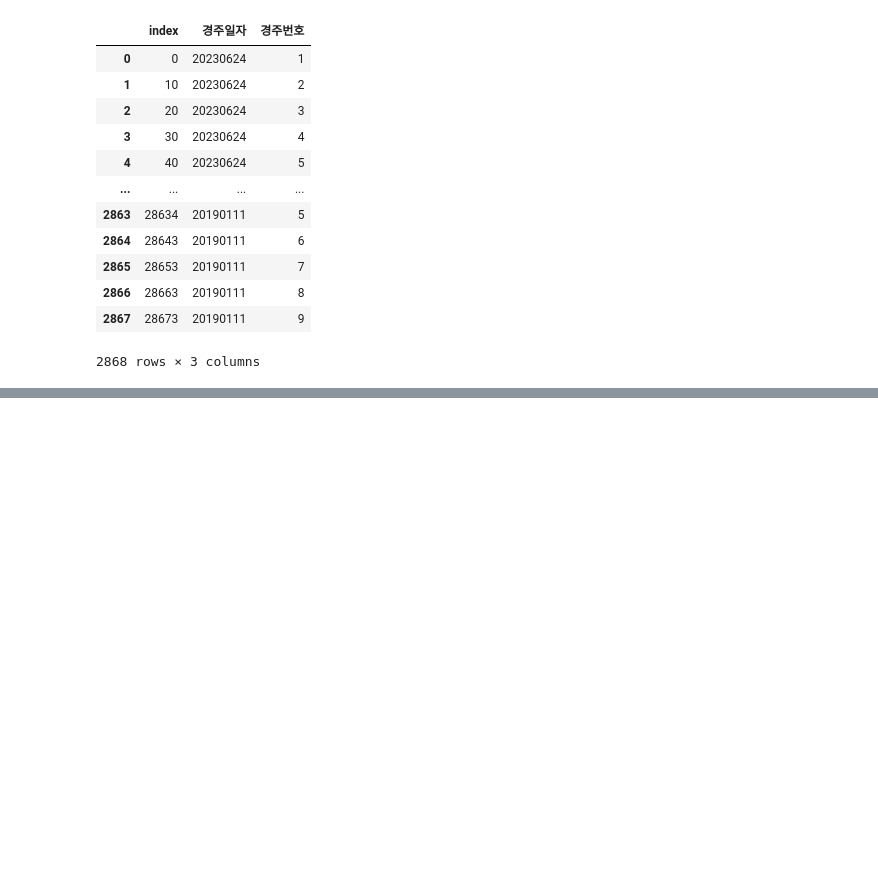
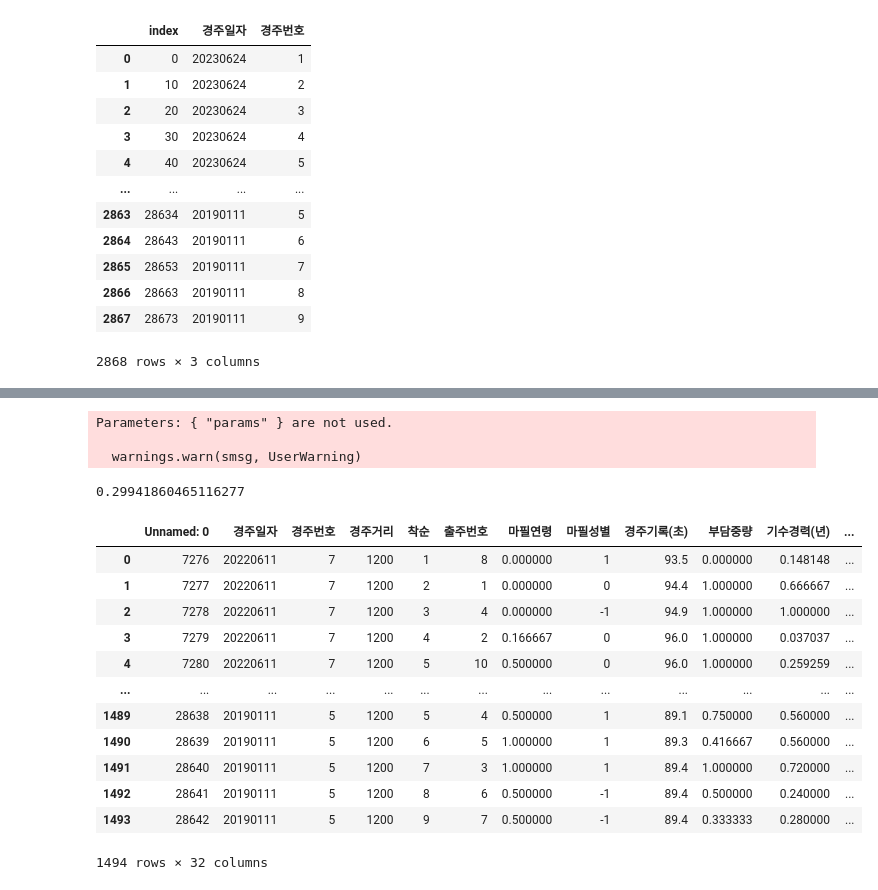
Before and after one commit to chomgid/HorceRacingPrediction2023, a Jupyter notebook: Changwook/Modeling.ipynb, the cells around one changed output, grey strips where cells are left out. Cells and saved outputs as stored; diff of their text form; code cells hidden in the pictures; blank space fills up the shorter version.

```diff
--- a/Changwook/Modeling.ipynb
+++ b/Changwook/Modeling.ipynb
@@ -121,6 +145,74 @@ drop_data=data
 # drop_data["5등이내"] = drop_data["착순"]
 # drop_data.loc[drop_data["착순"]>3,"3등이내"]=0
 # drop_data.loc[drop_data["착순"]>5,"5등이내"]=0
+# %%
+from xgboost import XGBClassifier
+from sklearn.metrics import accuracy_score
+X_train = drop_data[data["경주일자"]<20220701].drop(["경주기록(초)","착순", "key"], axis=1)
+X_test = drop_data[data["경주일자"]>=20220701].drop(["경주기록(초)", "착순","key"], axis=1)
+y_train = drop_data[data["경주일자"]<20220701]["착순"]
+y_test = drop_data[data["경주일자"]>=20220701]["착순"]
+
+params = {
+    'objective':"multi:softmax",
+    'num_class':drop_data["착순"].nunique(),
+    'max_depth':5,
+    'learning_rate': 0.1,
+    'n_estimators': 100
+}
+xgb_reg = XGBClassifier(params = params)
+xgb_reg.fit(X_train, y_train)
+
+# Make predictions on the test set
+y_pred = xgb_reg.predict_proba(X_test)@np.array((1,2,3,4,5,6,7,8,9,10,11,12,13))
+
+pred_key = pd.concat([drop_data[data["경주일자"]>=20220701]["key"], pd.DataFrame(y_pred)], axis=1)
+pred_key.columns=["key",	"y_pred"]
+
+true_key = pd.concat([drop_data[data["경주일자"]>=20220701]["key"], pd.DataFrame(y_test)], axis=1)
+true_key.columns=["key",	"y_test"]
+
+pred_key["in5"] = 0
+for i in pred_key["key"].unique():
+    index = pred_key[pred_key["key"]==i].sort_values(by="y_pred", ascending=True)[:5].index
+    pred_key.loc[index,"in5"]=1
+
+true_key["in3"] = 0
+for i in true_key["key"].unique():
+    index = true_key[true_key["key"]==i].sort_values(by="y_test", ascending=True)[:3].index
+    true_key.loc[index,"in3"]=1
+
+count = 0
+for key in true_key["key"].unique():
+    num = sum(true_key.loc[true_key["key"]==key,"in3"]&pred_key.loc[pred_key["key"]==key,"in5"])
+    if num==3:
+        count+=1
+
+count/len(true_key["key"].unique())
+# %% [output]
+Parameters: { "params" } are not used.
+
+  warnings.warn(smsg, UserWarning)
+0.29941860465116277
+# %%
+train = pd.read_excel("../Data/train_cali_1200.xlsx")
+test = pd.read_excel("../Data/test_cali_1200.xlsx")
+# %%
+train
+# %% [output]
+|  | Unnamed: 0 | 경주일자 | 경주번호 | 경주거리 | 착순 | 출주번호 | 마필연령 | 마필성별 | 경주기록(초) | 부담중량 | 기수경력(년) | ... |
+| 0 | 7276 | 20220611 | 7 | 1200 | 1 | 8 | 0.000000 | 1 | 93.5 | 0.000000 | 0.148148 | ... |
+| 1 | 7277 | 20220611 | 7 | 1200 | 2 | 1 | 0.000000 | 0 | 94.4 | 1.000000 | 0.666667 | ... |
+| 2 | 7278 | 20220611 | 7 | 1200 | 3 | 4 | 0.000000 | -1 | 94.9 | 1.000000 | 1.000000 | ... |
+| 3 | 7279 | 20220611 | 7 | 1200 | 4 | 2 | 0.166667 | 0 | 96.0 | 1.000000 | 0.037037 | ... |
+| 4 | 7280 | 20220611 | 7 | 1200 | 5 | 10 | 0.500000 | 0 | 96.0 | 1.000000 | 0.259259 | ... |
+| ... | ... | ... | ... | ... | ... | ... | ... | ... | ... | ... | ... | ... |
+| 1489 | 28638 | 20190111 | 5 | 1200 | 5 | 4 | 0.500000 | 1 | 89.1 | 0.750000 | 0.560000 | ... |
+| 1490 | 28639 | 20190111 | 5 | 1200 | 6 | 5 | 1.000000 | 1 | 89.3 | 0.416667 | 0.560000 | ... |
+| 1491 | 28640 | 20190111 | 5 | 1200 | 7 | 3 | 1.000000 | 1 | 89.4 | 1.000000 | 0.720000 | ... |
+| 1492 | 28641 | 20190111 | 5 | 1200 | 8 | 6 | 0.500000 | -1 | 89.4 | 0.500000 | 0.240000 | ... |
+| 1493 | 28642 | 20190111 | 5 | 1200 | 9 | 7 | 0.500000 | -1 | 89.4 | 0.333333 | 0.280000 | ... |
+1494 rows × 32 columns
 # %%
 from xgboost import XGBRegressor
 from sklearn.metrics import accuracy_score
```
Also changed, not shown: parts of 22 cells of this notebook, 4 other files.
